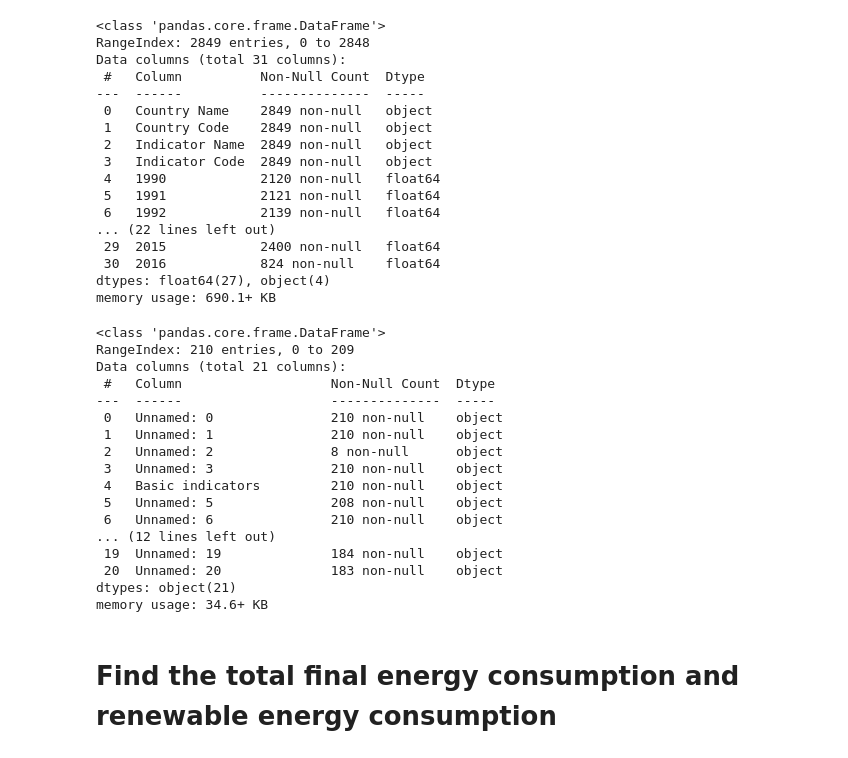
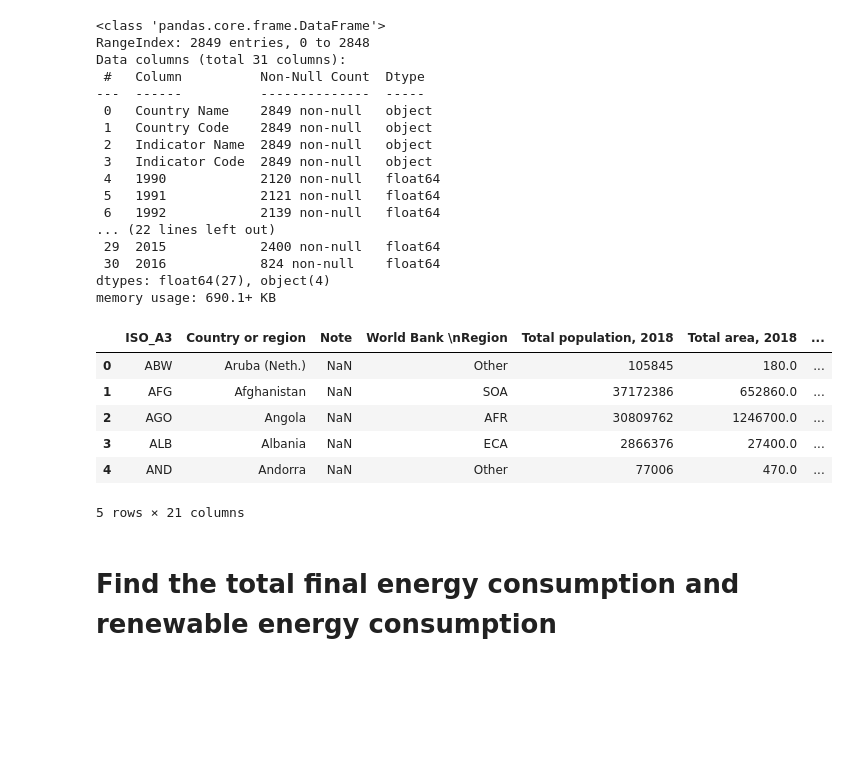
Before and after one commit to tacaelest/DA13_Energy_Capstone, a Jupyter notebook: Notebook/Energy Consumption (General).ipynb, the cells around one changed output. Drawn from its saved outputs; the diff is of its cells as text; code cells hidden in the pictures; blank space fills up the shorter version.

```diff
--- a/Notebook/Energy Consumption (General).ipynb
+++ b/Notebook/Energy Consumption (General).ipynb
@@ -27,26 +27,16 @@ Data columns (total 31 columns):
 dtypes: float64(27), object(4)
 memory usage: 690.1+ KB
 # %%
-solarpv_df = pd.read_excel('../Data/solargis_pvpotential_countryranking_2020_data.xlsx')
-solarpv_df.info()
+solarpv_df = pd.read_excel('../Data/solargis_pvpotential_countryranking_2020_data.xlsx',sheet_name='Country indicators',skiprows=1)
+solarpv_df.head()
 # %% [output]
+|  | ISO_A3 | Country or region | Note | World Bank \nRegion | Total population, 2018 | Total area, 2018 | ... |
+| 0 | ABW | Aruba (Neth.) | NaN | Other | 105845 | 180.0 | ... |
+| 1 | AFG | Afghanistan | NaN | SOA | 37172386 | 652860.0 | ... |
+| 2 | AGO | Angola | NaN | AFR | 30809762 | 1246700.0 | ... |
+| 3 | ALB | Albania | NaN | ECA | 2866376 | 27400.0 | ... |
+| 4 | AND | Andorra | NaN | Other | 77006 | 470.0 | ... |
-<class 'pandas.core.frame.DataFrame'>
-RangeIndex: 210 entries, 0 to 209
-Data columns (total 21 columns):
- #   Column                   Non-Null Count  Dtype
----  ------                   --------------  -----
- 0   Unnamed: 0               210 non-null    object
- 1   Unnamed: 1               210 non-null    object
- 2   Unnamed: 2               8 non-null      object
- 3   Unnamed: 3               210 non-null    object
- 4   Basic indicators         210 non-null    object
- 5   Unnamed: 5               208 non-null    object
- 6   Unnamed: 6               210 non-null    object
-... (12 lines left out)
- 19  Unnamed: 19              184 non-null    object
- 20  Unnamed: 20              183 non-null    object
-dtypes: object(21)
-memory usage: 34.6+ KB
+5 rows × 21 columns
 # %% [markdown]
 # Find the total final energy consumption and renewable energy consumption
 # %%
```
Also changed, not shown: parts of 3 cells of this notebook.
